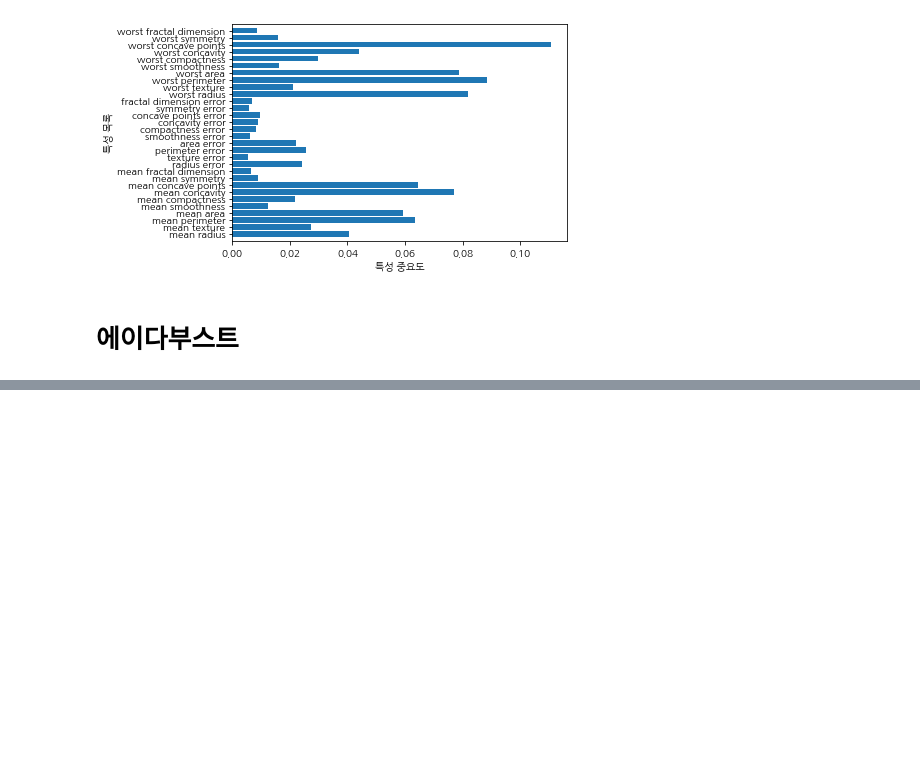
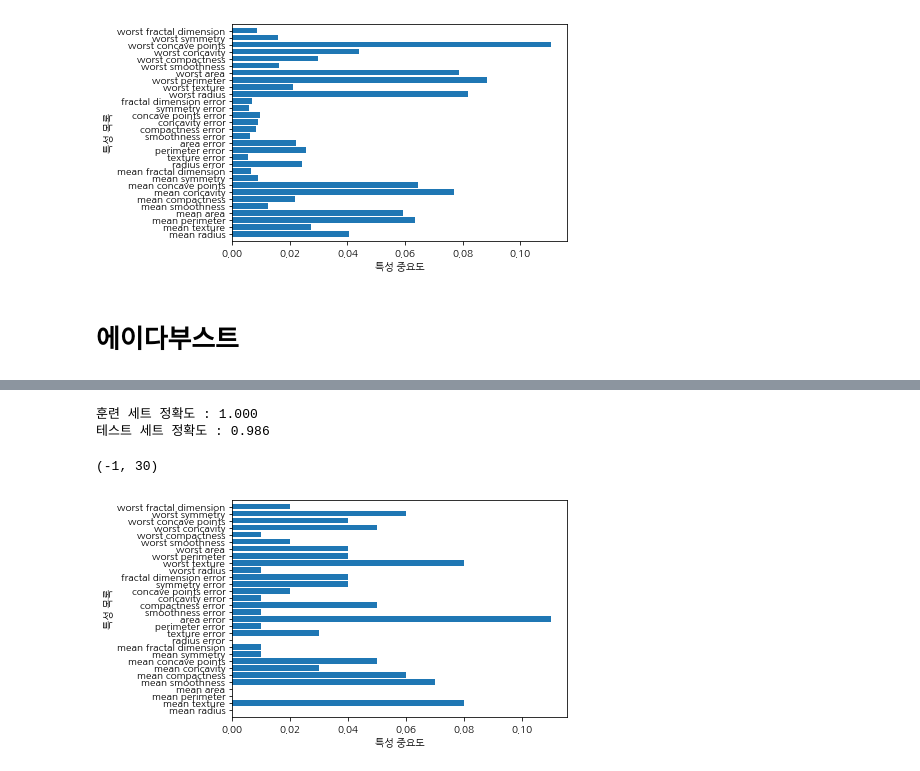
Before and after one commit to sdlee1026/machine, a Jupyter notebook: models/Supervised_Learning/Bagging_ExtraTrees_Adaboost.ipynb, the cells around one changed output, grey strips where cells are left out. Drawn from its saved outputs; the diff is of its cells as text; code cells hidden in the pictures; blank space fills up the shorter version.

```diff
--- a/models/Supervised_Learning/Bagging_ExtraTrees_Adaboost.ipynb
+++ b/models/Supervised_Learning/Bagging_ExtraTrees_Adaboost.ipynb
@@ -189,0 +219,19 @@ plt.show()
+# %%
+# cancer dataset use
+ada_cancer = AdaBoostClassifier(n_estimators=100, random_state=42).fit(Xc_train, yc_train)
+print('훈련 세트 정확도 : {:.3f}'.format(ada_cancer.score(Xc_train, yc_train)))
+print('테스트 세트 정확도 : {:.3f}'.format(ada_cancer.score(Xc_test, yc_test)))
+# %% [output]
+훈련 세트 정확도 : 1.000
+테스트 세트 정확도 : 0.986
+# %%
+# 아주 얕은 트리(깊이 1) 100개를 앙상블 하여서 일반화 성능이 조금 더 향상됨
+# 에이다 부스트의 특성 중요도를 살펴보면, 다른 모델에서 부각되지 않았던 'area error' 특성을 강조하고 있음
+plt.barh(range(n_features), ada_cancer.feature_importances_, align='center')
+plt.yticks(np.arange(n_features), cancer.feature_names)
+plt.xlabel('특성 중요도')
+plt.ylabel('특성 목록')
+plt.ylim(-1, n_features)
+# %% [output]
+(-1, 30)
+[figure, added]
```
Also changed, not shown: parts of 4 cells of this notebook.
